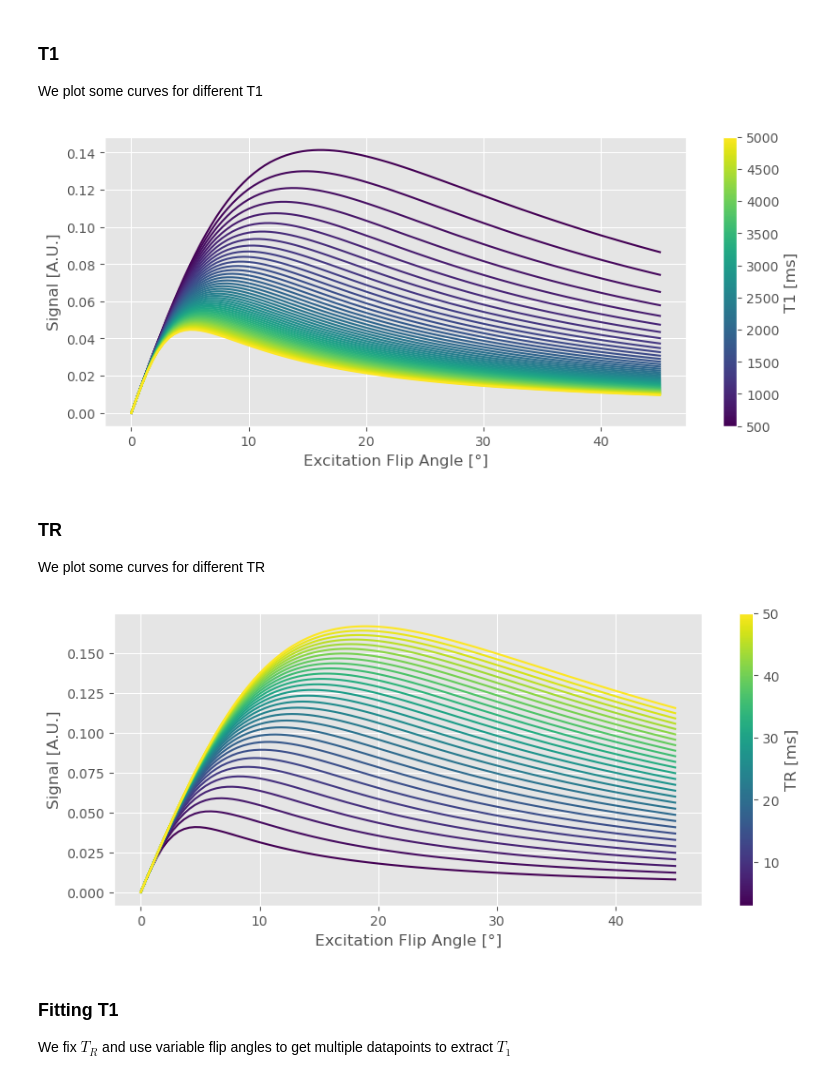
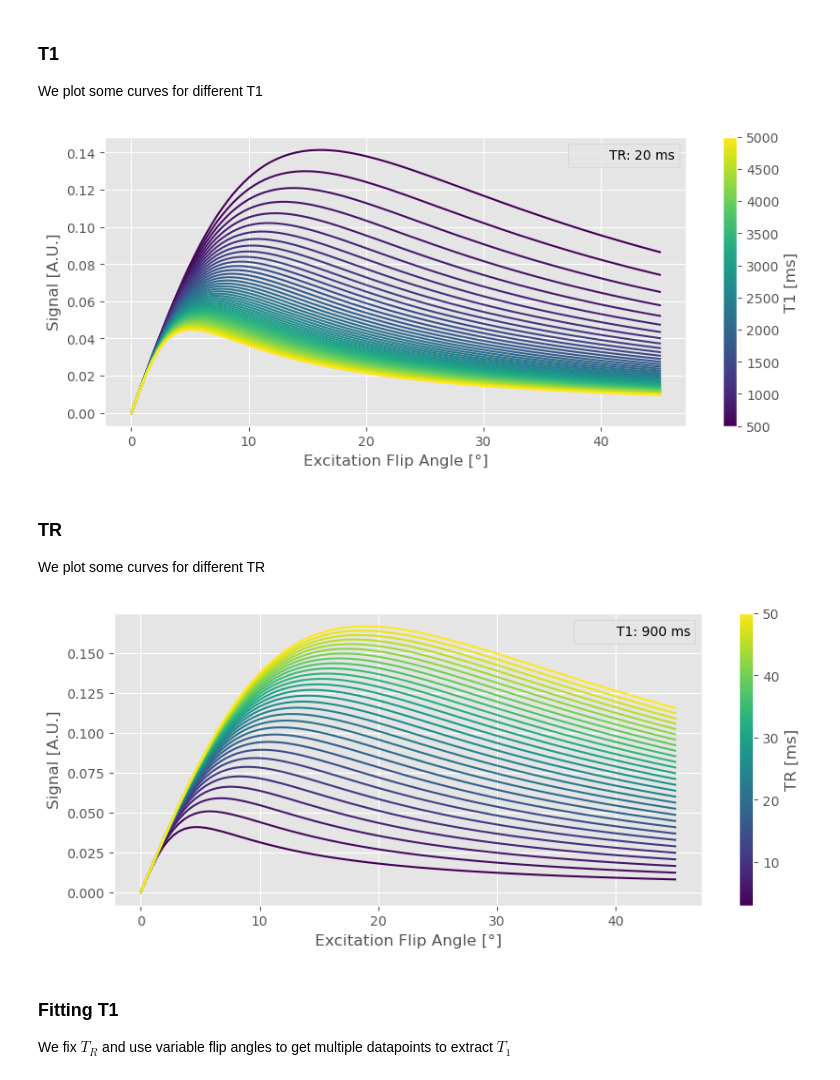
Before and after one commit to halirutan/qMRI-workshop, a Jupyter notebook: T1/nb_t1_exercise2.ipynb, the cells around one changed output. Saved outputs shown, nothing was run; the diff lists cells and outputs as text; code cells hidden in the pictures.

Commit message:
updated T1 TR curves legend

```diff
--- a/T1/nb_t1_exercise2.ipynb
+++ b/T1/nb_t1_exercise2.ipynb
@@ -37,21 +37,24 @@ We plot some curves for different T1
 # %%
 TR = 20
 T1 = np.linspace(500, 5000, 50)      # [ms] for gray, white matter and CSF @ 3T ~ 900, 1600, 4000 ms
 alpha = np.linspace(0, 45, 100)
 color = cm.viridis(np.linspace(0,1,T1.shape[0]))
 norm = mplc.Normalize(vmin=np.min(T1), vmax=np.max(T1))
 
 fig = plt.figure(figsize=(10,4))
 ax = fig.add_subplot()
 
 for t1_idx in range(T1.shape[0]):
     ax.plot(alpha, signal_flash(alpha, T1[t1_idx], TR), color=color[t1_idx])
 ax.set_xlabel("Excitation Flip Angle [°]")
 ax.set_ylabel("Signal [A.U.]")
+# add hacky TR descriptor
+ax.plot([], [], ' ', label=f"TR: {TR} ms")
+ax.legend()
 cbar = fig.colorbar(cm.ScalarMappable(norm=norm, cmap=cm.get_cmap('viridis')), ax=ax, label=f"T1 [ms]")
 plt.show()
 # %% [output]
-[figure, old version]
+[figure, new version]
 # %% [markdown]
 ### TR
 We plot some curves for different TR
@@ -69,10 +72,13 @@ for tr_idx in range(TR.shape[0]):
     ax.plot(alpha, signal_flash(alpha, T1, TR[tr_idx]), color=color[tr_idx])
 ax.set_xlabel("Excitation Flip Angle [°]")
 ax.set_ylabel("Signal [A.U.]")
+# add hacky T1 descriptor
+ax.plot([], [], ' ', label=f"T1: {T1} ms")
+ax.legend()
 cbar = fig.colorbar(cm.ScalarMappable(norm=norm, cmap=cm.get_cmap('viridis')), ax=ax, label=f"TR [ms]")
 plt.show()
 # %% [output]
-[figure, old version]
+[figure, new version]
 # %% [markdown]
 ### Fitting T1
 We fix $T_R$ and use variable flip angles to get multiple datapoints to extract $T_1$
```
